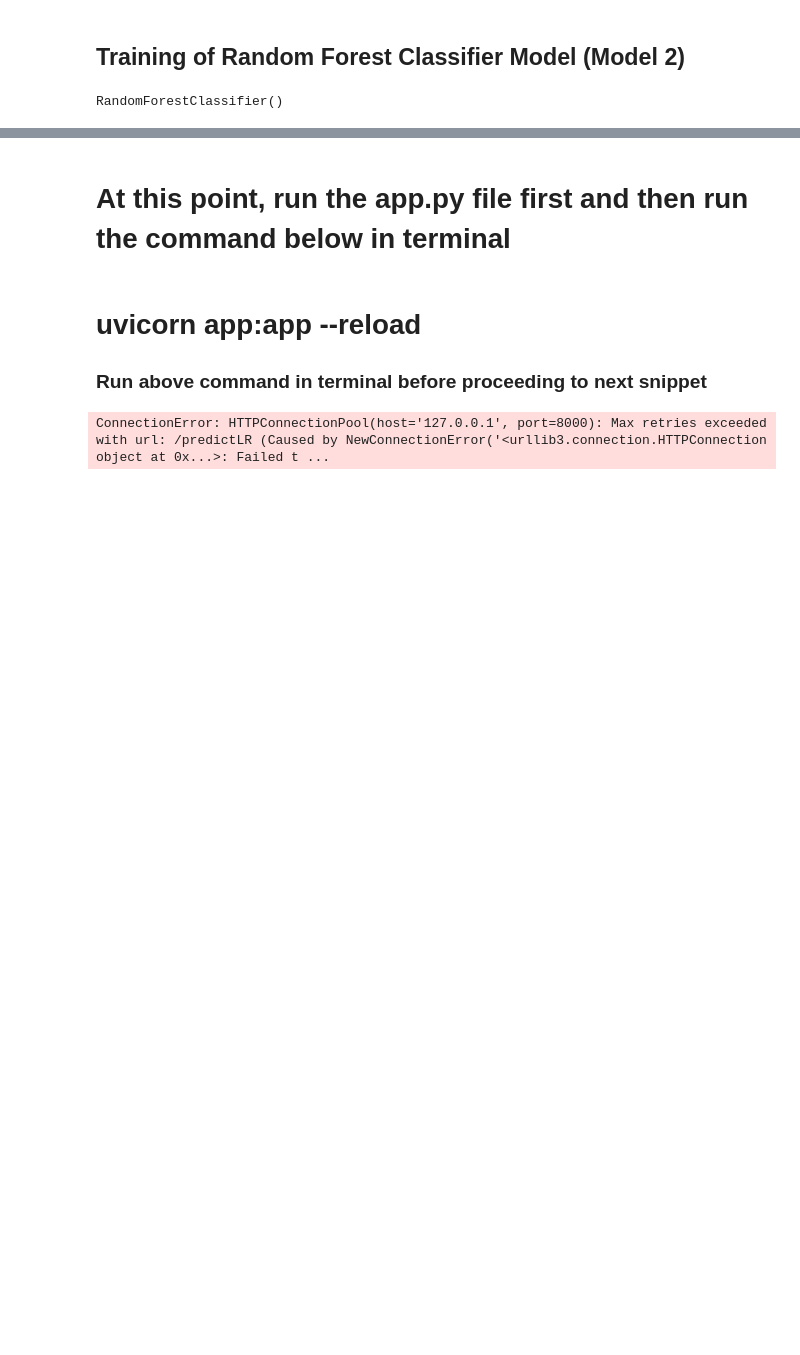
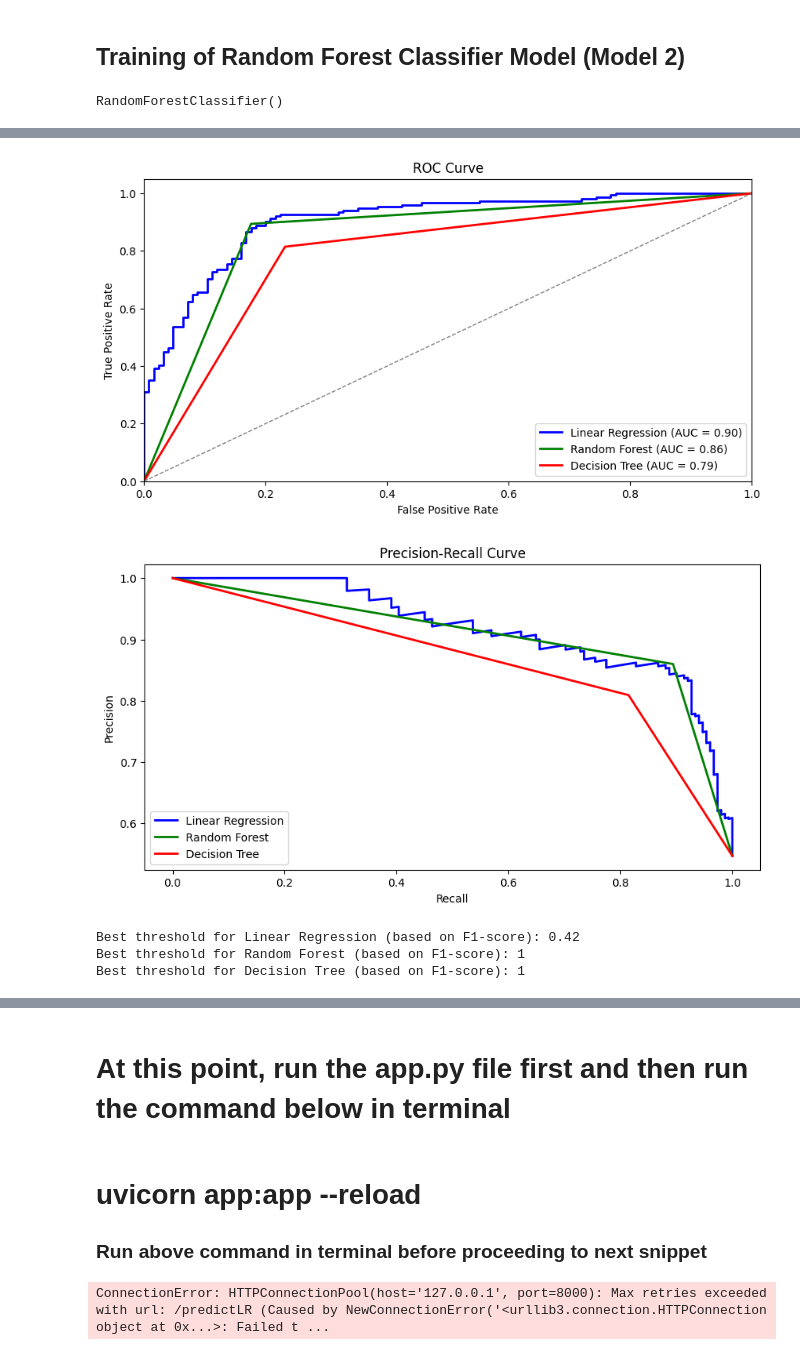
Before and after one commit to ranafahadaman1/Heart-Disease-Prediction-Model-API, a Jupyter notebook: Heart_Disease_Prediction.ipynb, the cells around one changed output, grey strips where cells are left out. Cells and saved outputs as stored; diff of their text form; code cells hidden in the pictures; blank space fills up the shorter version.

```diff
--- a/Heart_Disease_Prediction.ipynb
+++ b/Heart_Disease_Prediction.ipynb
@@ -206,0 +221,69 @@ plt.show()
+# %%
+# Assuming y_test and y_pred1, y_pred2, y_pred3 are defined
+# y_pred1, y_pred2, and y_pred3 are the predicted probabilities from your models
+
+# Calculate ROC curve for Linear Regression model
+fpr_lr, tpr_lr, thresholds_lr = roc_curve(y_test, y_pred1)
+roc_auc_lr = auc(fpr_lr, tpr_lr)
+
+# Calculate ROC curve for Random Forest model
+fpr_rf, tpr_rf, thresholds_rf = roc_curve(y_test, y_pred2)
+roc_auc_rf = auc(fpr_rf, tpr_rf)
+
+# Calculate ROC curve for Decision Tree model
+fpr_dt, tpr_dt, thresholds_dt = roc_curve(y_test, y_pred3)
+roc_auc_dt = auc(fpr_dt, tpr_dt)
+
+# Plot ROC curve
+plt.figure(figsize=(10, 5))
+
+plt.plot(fpr_lr, tpr_lr, color='blue', lw=2, label='Linear Regression (AUC = %0.2f)' % roc_auc_lr)
+plt.plot(fpr_rf, tpr_rf, color='green', lw=2, label='Random Forest (AUC = %0.2f)' % roc_auc_rf)
+plt.plot(fpr_dt, tpr_dt, color='red', lw=2, label='Decision Tree (AUC = %0.2f)' % roc_auc_dt)
+
+plt.plot([0, 1], [0, 1], color='gray', lw=1, linestyle='--')
+plt.xlim([0.0, 1.0])
+plt.ylim([0.0, 1.05])
+plt.xlabel('False Positive Rate')
+plt.ylabel('True Positive Rate')
+plt.title('ROC Curve')
+plt.legend(loc="lower right")
+plt.show()
+
+# Calculate Precision-Recall curve for Linear Regression model
+precision_lr, recall_lr, thresholds_pr_lr = precision_recall_curve(y_test, y_pred1)
+f1_scores_lr = 2 * (precision_lr * recall_lr) / (precision_lr + recall_lr)
+best_threshold_pr_lr = thresholds_pr_lr[np.argmax(f1_scores_lr)]
+
+# Calculate Precision-Recall curve for Random Forest model
+precision_rf, recall_rf, thresholds_pr_rf = precision_recall_curve(y_test, y_pred2)
+f1_scores_rf = 2 * (precision_rf * recall_rf) / (precision_rf + recall_rf)
+best_threshold_pr_rf = thresholds_pr_rf[np.argmax(f1_scores_rf)]
+
+# Calculate Precision-Recall curve for Decision Tree model
+precision_dt, recall_dt, thresholds_pr_dt = precision_recall_curve(y_test, y_pred3)
+f1_scores_dt = 2 * (precision_dt * recall_dt) / (precision_dt + recall_dt)
+best_threshold_pr_dt = thresholds_pr_dt[np.argmax(f1_scores_dt)]
+
+# Plot Precision-Recall curve
+plt.figure(figsize=(10, 5))
+
+plt.plot(recall_lr, precision_lr, color='blue', lw=2, label='Linear Regression')
+plt.plot(recall_rf, precision_rf, color='green', lw=2, label='Random Forest')
+plt.plot(recall_dt, precision_dt, color='red', lw=2, label='Decision Tree')
+
+plt.xlabel('Recall')
+plt.ylabel('Precision')
+plt.title('Precision-Recall Curve')
+plt.legend(loc="lower left")
+plt.show()
+
+print("Best threshold for Linear Regression (based on F1-score):", round(best_threshold_pr_lr,2))
+print("Best threshold for Random Forest (based on F1-score):", best_threshold_pr_rf)
+print("Best threshold for Decision Tree (based on F1-score):", best_threshold_pr_dt)
+# %% [output]
+[figure, added]
+[figure, added]
+Best threshold for Linear Regression (based on F1-score): 0.42
+Best threshold for Random Forest (based on F1-score): 1
+Best threshold for Decision Tree (based on F1-score): 1
```
Also changed, not shown: parts of 12 cells of this notebook, 5 other files.
